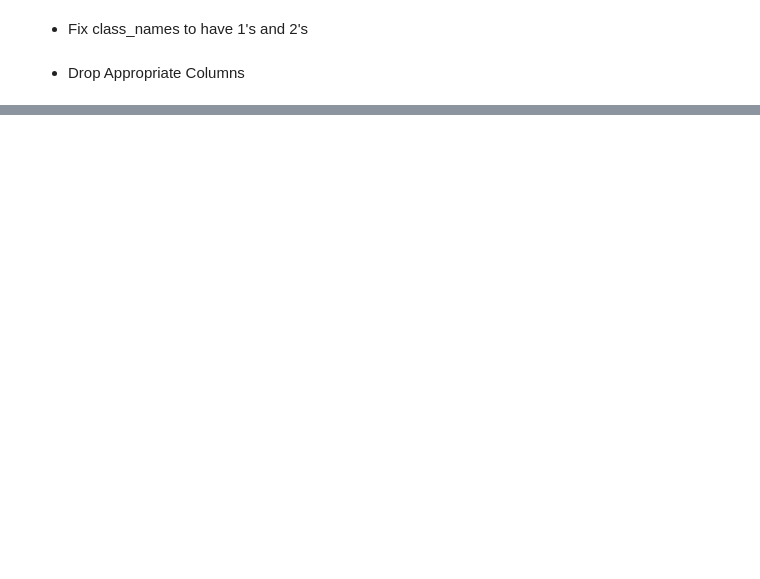
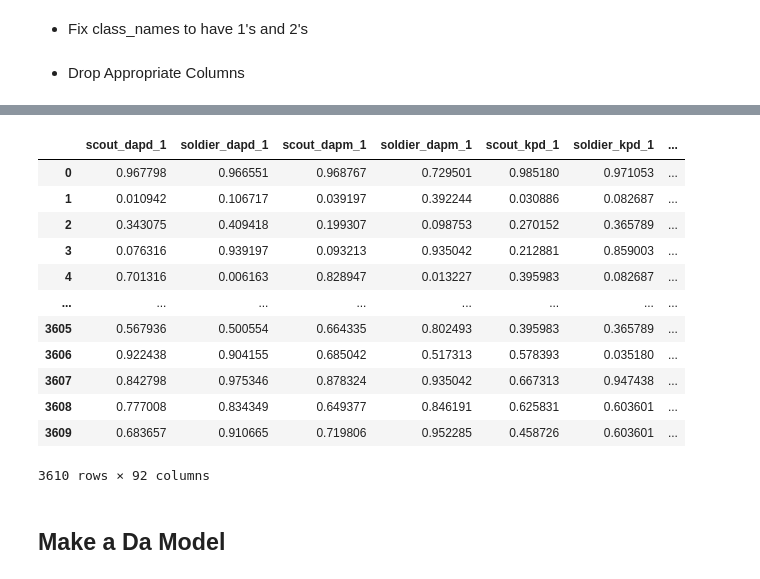
Before and after one commit to ebtrout/tf2_data_vis, a Jupyter notebook: modeling/NEW PER.ipynb, the cells around one changed output, grey strips where cells are left out. Saved outputs shown, nothing was run; the diff lists cells and outputs as text; code cells hidden in the pictures; blank space fills up the shorter version.

```diff
--- a/modeling/NEW PER.ipynb
+++ b/modeling/NEW PER.ipynb
@@ -234,0 +256,43 @@ b_wide
+# %%
+# Rank the scout and soldier data based on the entire dataset, not the pivot version
+scout_soldier = X[[col for col in X.columns if 'scout' in col or 'soldier' in col]].copy()
+
+# Turn the data into long
+scout_soldier_long = pd.DataFrame()
+for index in ['1','2']:
+    df = scout_soldier[[col for col in scout_soldier.columns if index in col]].copy()
+    df.columns = [col.replace("_"+index,"") for col in df.columns]
+    df['num']= index
+    scout_soldier_long = pd.concat([scout_soldier_long,df])
+
+# Drop index and rank
+num = scout_soldier_long['num']
+scout_soldier_long.drop("num",axis =1,inplace = True)
+ranked_scout_soldier = scout_soldier_long.rank(pct=True)
+
+# Re attach index
+ranked_scout_soldier['num'] = num
+
+# Widen the datset again
+scout_soldier = pd.DataFrame()
+for index in ['1','2']:
+    df = ranked_scout_soldier[ranked_scout_soldier['num'] == index].copy()
+    df.drop('num',axis = 1,inplace = True)
+    df.columns = [col + "_" + index for col in df.columns]
+    scout_soldier = pd.concat([scout_soldier,df],axis = 1)
+
+
+# Rank the medic and demo stats
+medic_demo = X[[col for col in X.columns if 'scout' not in col and 'soldier' not in col]].copy()
+
+medic_demo = medic_demo.rank(pct=True)
+
+# Merge data back together
+
+X = pd.concat([scout_soldier,medic_demo],axis = 1)
+# %%
+# Map name
+team_maps = players_wide.merge(correct_map[['id','map_name']],on = 'id')['map_name']
+map_dummies = pd.get_dummies(team_maps)
+X = pd.concat([X,map_dummies],axis =1 )
+X = X.astype({col: bool for col in X.select_dtypes(include='object').columns})
@@ -234,0 +325,18 @@ b_wide
+# %%
+X
+# %% [output]
+|  | scout_dapd_1 | soldier_dapd_1 | scout_dapm_1 | soldier_dapm_1 | scout_kpd_1 | soldier_kpd_1 | ... |
+| 0 | 0.967798 | 0.966551 | 0.968767 | 0.729501 | 0.985180 | 0.971053 | ... |
+| 1 | 0.010942 | 0.106717 | 0.039197 | 0.392244 | 0.030886 | 0.082687 | ... |
+| 2 | 0.343075 | 0.409418 | 0.199307 | 0.098753 | 0.270152 | 0.365789 | ... |
+| 3 | 0.076316 | 0.939197 | 0.093213 | 0.935042 | 0.212881 | 0.859003 | ... |
+| 4 | 0.701316 | 0.006163 | 0.828947 | 0.013227 | 0.395983 | 0.082687 | ... |
+| ... | ... | ... | ... | ... | ... | ... | ... |
+| 3605 | 0.567936 | 0.500554 | 0.664335 | 0.802493 | 0.395983 | 0.365789 | ... |
+| 3606 | 0.922438 | 0.904155 | 0.685042 | 0.517313 | 0.578393 | 0.035180 | ... |
+| 3607 | 0.842798 | 0.975346 | 0.878324 | 0.935042 | 0.667313 | 0.947438 | ... |
+| 3608 | 0.777008 | 0.834349 | 0.649377 | 0.846191 | 0.625831 | 0.603601 | ... |
+| 3609 | 0.683657 | 0.910665 | 0.719806 | 0.952285 | 0.458726 | 0.603601 | ... |
+3610 rows × 92 columns
+# %% [markdown]
+## Make a Da Model
```
Also changed, not shown: parts of 47 cells of this notebook, 8 other files.
